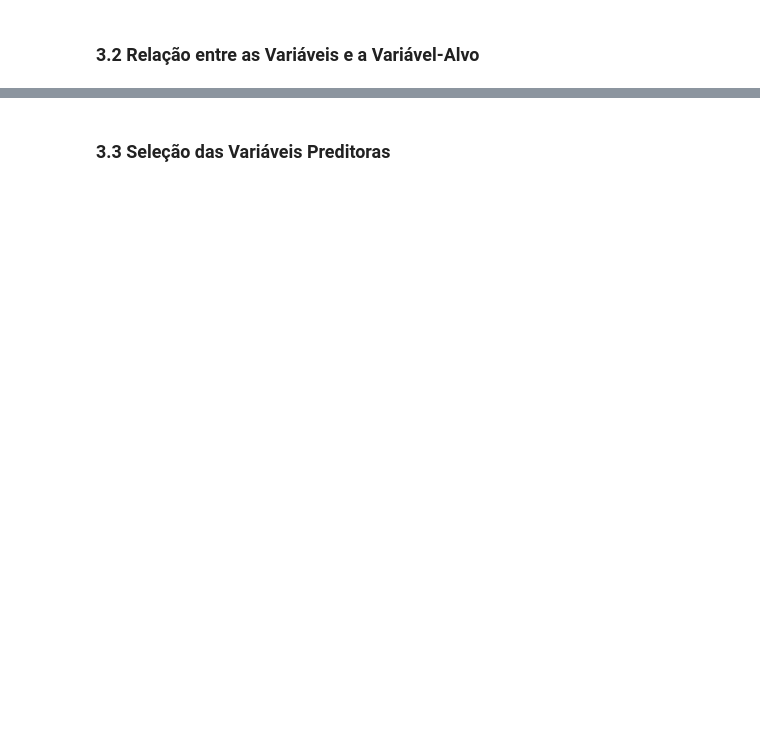
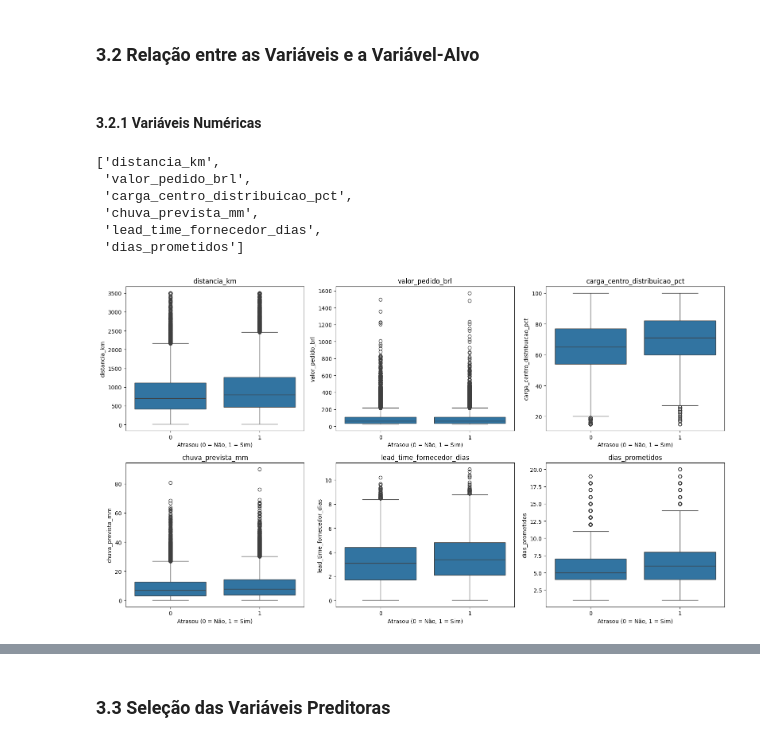
Before and after one commit to elisvw/delivery-delay-prediction, a Jupyter notebook: notebooks/delivery_delay_prediction.ipynb, the cells around one changed output, grey strips where cells are left out. Drawn from its saved outputs; the diff is of its cells as text; code cells hidden in the pictures; blank space fills up the shorter version.

```diff
--- a/notebooks/delivery_delay_prediction.ipynb
+++ b/notebooks/delivery_delay_prediction.ipynb
@@ -350,2 +534,33 @@ Observa-se que a porcentagem de pedidos com atraso totaliza 44.8%, o que indica
 # %% [markdown]
 ### 3.2 Relação entre as Variáveis e a Variável-Alvo
+# %% [markdown]
+#### 3.2.1 Variáveis Numéricas
+# %%
+colunas_numericas
+# %% [output]
+['distancia_km',
+ 'valor_pedido_brl',
+ 'carga_centro_distribuicao_pct',
+ 'chuva_prevista_mm',
+ 'lead_time_fornecedor_dias',
+ 'dias_prometidos']
+# %%
+df_train = X_train.copy()
+df_train['atrasou'] = y_train
+# %%
+fig, axes = plt.subplots(2, 3, figsize=(16, 9))
+
+for coluna, ax in zip(colunas_numericas, axes.flatten()):
+    sns.boxplot(
+        data=df_train,
+        x='atrasou',
+        y=coluna,
+        ax=ax
+    )
+    ax.set_title(coluna)
+    ax.set_xlabel('Atrasou (0 = Não, 1 = Sim)')
+
+plt.tight_layout()
+plt.show()
+# %% [output]
+[figure, added]
```
Also changed, not shown: parts of 43 cells of this notebook.
